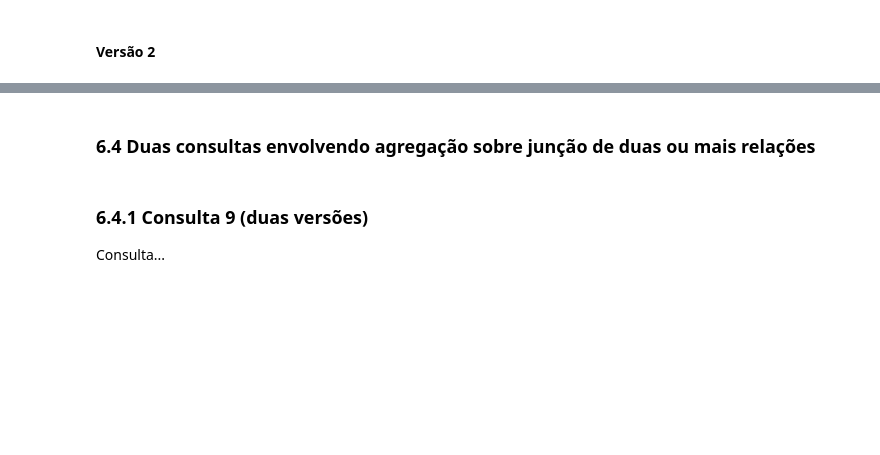
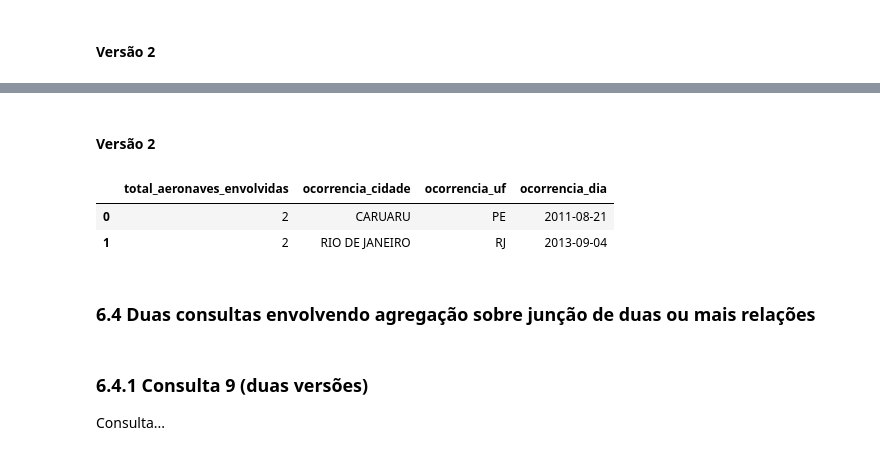
Before and after one commit to otavio-silva/IBD-TP2, a Jupyter notebook: code/TrabalhoPratico02.ipynb, the cells around one changed output, grey strips where cells are left out. Saved outputs shown, nothing was run; the diff lists cells and outputs as text; code cells hidden in the pictures; blank space fills up the shorter version.

```diff
--- a/code/TrabalhoPratico02.ipynb
+++ b/code/TrabalhoPratico02.ipynb
@@ -745,3 +757,28 @@ Consulta...
+# %% [markdown]
+#### Versão 2
+# %%
+query = """
+        SELECT DISTINCT total_aeronaves_envolvidas, ocorrencia_cidade, ocorrencia_uf, ocorrencia_dia
+        FROM Ocorrencias
+        WHERE codigo_ocorrencia IN (
+                SELECT codigo_ocorrencia
+                FROM FatoresContribuintes
+                WHERE fator_nome = "INFRAESTRUTURA AEROPORTUÁRIA"
+            )
+            AND
+            codigo_ocorrencia IN (
+                SELECT codigo_ocorrencia
+                FROM AeronavesEnvolvidas
+                WHERE total_fatalidades = 0
+            )
+            AND
+            total_aeronaves_envolvidas > 1
+        """
+pd.read_sql(query, conn)
+# %% [output]
+|  | total_aeronaves_envolvidas | ocorrencia_cidade | ocorrencia_uf | ocorrencia_dia |
+| 0 | 2 | CARUARU | PE | 2011-08-21 |
+| 1 | 2 | RIO DE JANEIRO | RJ | 2013-09-04 |
 # %% [markdown]
 ### 6.4 Duas consultas envolvendo agregação sobre junção de duas ou mais relações
 # %% [markdown]
```
Also changed, not shown: parts of 6 cells of this notebook.
